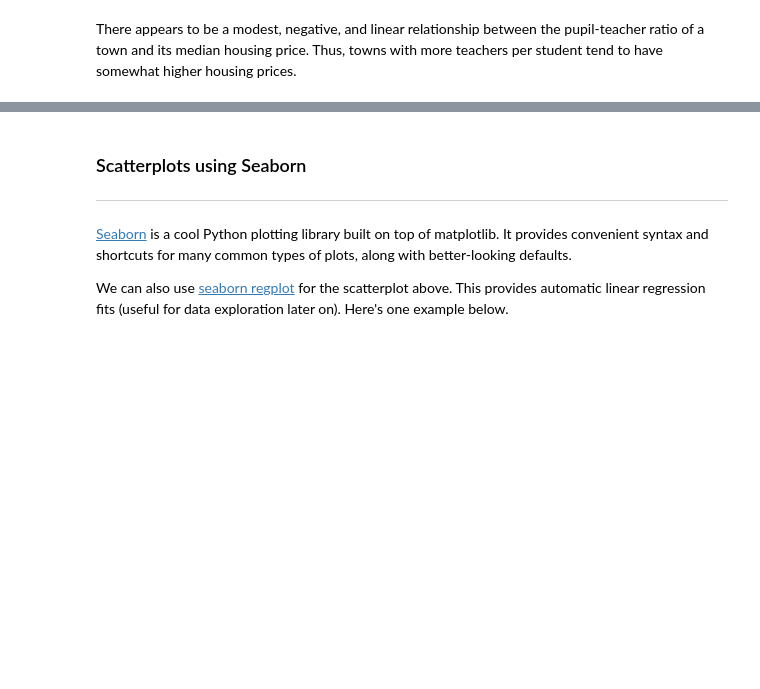
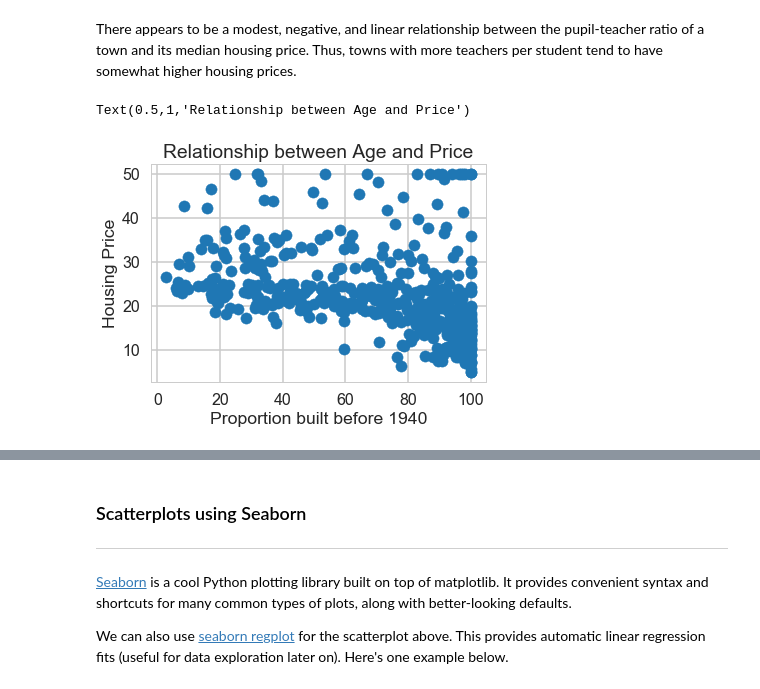
Before and after one commit to joshyou/springboard, a Jupyter notebook: linear_regression/Mini_Project_Linear_Regression.ipynb, the cells around one changed output, grey strips where cells are left out. Drawn from its saved outputs; the diff is of its cells as text; code cells hidden in the pictures; blank space fills up the shorter version.

Commit message:
updated Boston Housing exercise

```diff
--- a/linear_regression/Mini_Project_Linear_Regression.ipynb
+++ b/linear_regression/Mini_Project_Linear_Regression.ipynb
@@ -305,0 +303,8 @@ There appears to be a modest, negative, and linear relationship between the pupi
+# %%
+plt.scatter(bos.AGE, bos.PRICE)
+plt.xlabel('Proportion built before 1940')
+plt.ylabel('Housing Price')
+plt.title('Relationship between Age and Price')
+# %% [output]
+Text(0.5,1,'Relationship between Age and Price')
+[figure, added]
```
Also changed, not shown: parts of 37 cells of this notebook.
